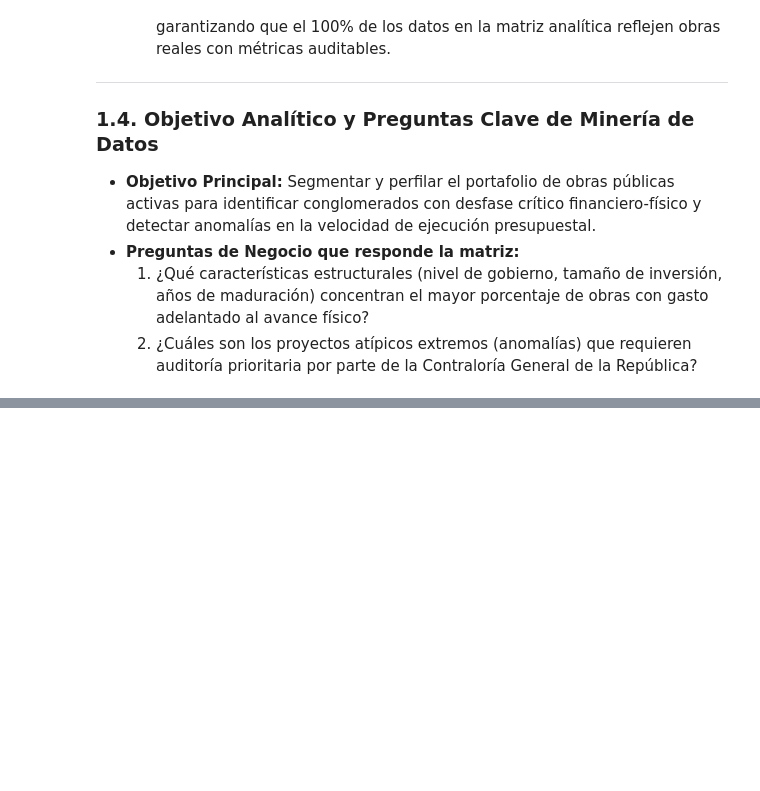
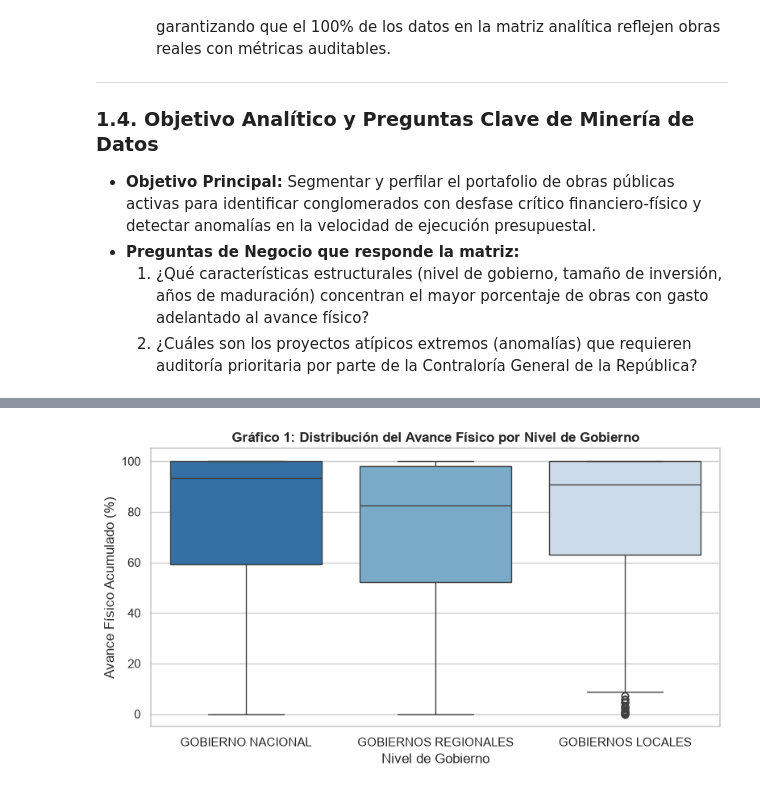
Before and after one commit to RomyUP1411/data-mining-project, a Jupyter notebook: Entrega_2/Entrega_2_Data_Hunters.ipynb, the cells around one changed output, grey strips where cells are left out. Saved outputs shown, nothing was run; the diff lists cells and outputs as text; code cells hidden in the pictures; blank space fills up the shorter version.

```diff
--- a/Entrega_2/Entrega_2_Data_Hunters.ipynb
+++ b/Entrega_2/Entrega_2_Data_Hunters.ipynb
@@ -640,0 +287,31 @@ Dimensiones finales: (1978, 13)
+# %%
+# Limpiamos inconsistencias de rango antes de agregar
+proceso["AVANCE"] = pd.to_numeric(proceso["AVANCE"], errors="coerce")
+proceso.loc[(proceso["AVANCE"] < 0) | (proceso["AVANCE"] > 100), "AVANCE"] = np.nan
+
+proceso["COSTO_INVERSION"] = pd.to_numeric(proceso["COSTO_INVERSION"], errors="coerce")
+proceso.loc[proceso["COSTO_INVERSION"] <= 0, "COSTO_INVERSION"] = np.nan
+
+# Ordenamos cronológicamente por periodo de reporte
+proceso = proceso.sort_values(by=["CODIGO_UNICO", "PERIODO"])
+
+# Resumimos Proceso_Seleccion a nivel de proyecto CUI
+proc_cui = (
+    proceso.groupby("CODIGO_UNICO")
+    .agg(
+        costo_inversion=("COSTO_INVERSION", "max"),
+        etapa_proyecto=("DES_ETAPA", "last"),
+        n_contratos=("CODIGO_UNICO", "count")
+    )
+    .reset_index()
+    .rename(columns={"CODIGO_UNICO": "codigo_proyecto"})
+)
+
+# Rescatamos el último avance físico válido no nulo de cada obra
+proc_con_avance = proceso[proceso["AVANCE"].notna()]
+ultimo_avance = proc_con_avance.groupby("CODIGO_UNICO")["AVANCE"].last()
+proc_cui["avance_fisico_pct"] = proc_cui["codigo_proyecto"].map(ultimo_avance)
+
+print("Proceso_Seleccion consolidado a nivel proyecto CUI:", proc_cui.shape)
+print("¿La clave codigo_proyecto es única en proc_cui?:", proc_cui["codigo_proyecto"].is_unique)
+display(proc_cui.head(3))
@@ -640,0 +438,12 @@ Dimensiones finales: (1978, 13)
+# %%
+# Gráfico 1: Boxplot de Avance Físico por Nivel de Gobierno
+order_gob = ["GOBIERNO NACIONAL", "GOBIERNOS REGIONALES", "GOBIERNOS LOCALES"]
+
+fig1, ax1 = plt.subplots(figsize=(8, 4.5))
+sns.boxplot(data=df_eda, x="nivel_gobierno", y="avance_fisico_pct", hue="nivel_gobierno", order=order_gob, palette="Blues_r", legend=False, ax=ax1)
+ax1.set_title("Gráfico 1: Distribución del Avance Físico por Nivel de Gobierno", fontweight="bold")
+ax1.set_xlabel("Nivel de Gobierno")
+ax1.set_ylabel("Avance Físico Acumulado (%)")
+plt.show()
+# %% [output]
+[figure, added]
```
Also changed, not shown: parts of 81 cells of this notebook.
